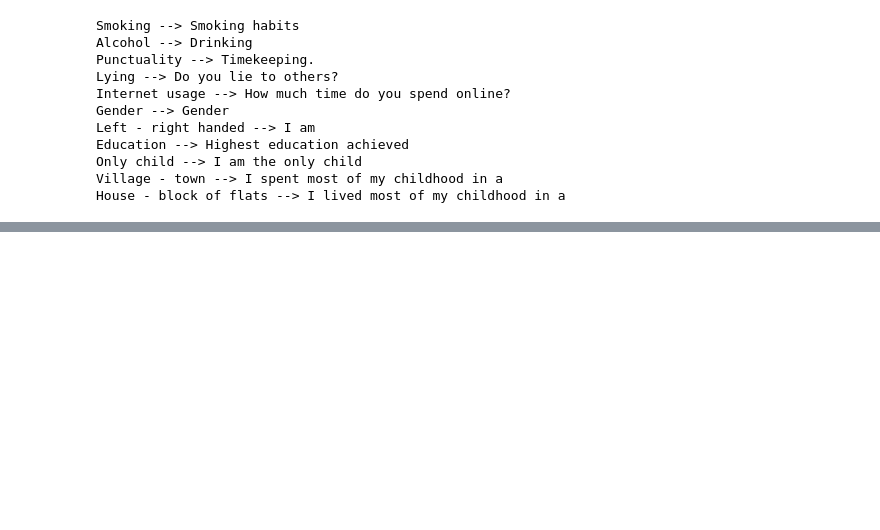
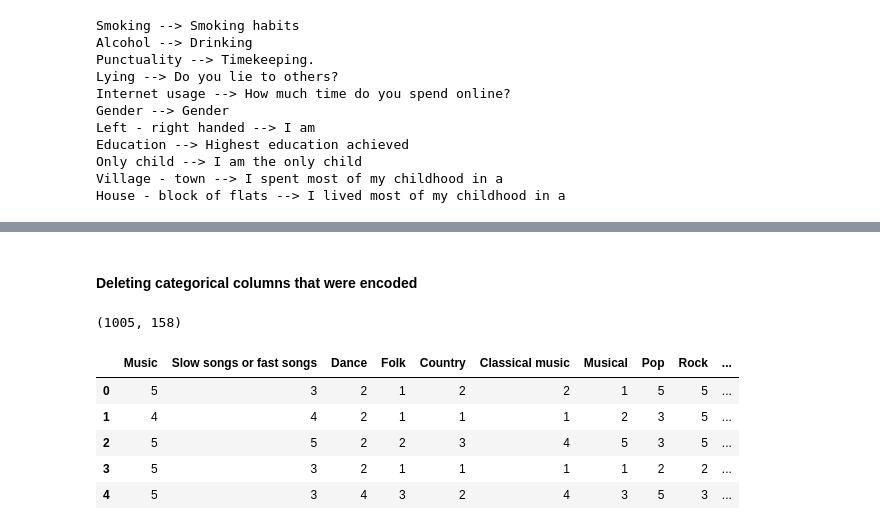
Before and after one commit to mirkomantovani/Machine-Learning-empathy-prediction, a Jupyter notebook: workflow.ipynb, the cells around one changed output, grey strips where cells are left out. Cells and saved outputs as stored; diff of their text form; code cells hidden in the pictures; blank space fills up the shorter version.

```diff
--- a/workflow.ipynb
+++ b/workflow.ipynb
@@ -169,0 +344,24 @@ The remaining categorical attributes are the ones that I think are the most impo
+# %%
+df['Education'] = df.Education.apply(OHE_Education_Ordinal)
+# %% [markdown]
+#### Deleting categorical columns that were encoded
+# %%
+encoded_columns = ['Smoking','Lying','Alcohol','Gender','LeftRightHanded','OnlyChild','VillageTown','HouseFlats','Punctuality']
+# %%
+df = df.drop(encoded_columns, axis=1)
+# %%
+df.shape
+# %% [output]
+(1005, 158)
+# %%
+pd.options.display.max_columns = 158
+pd.options.display.max_rows = 158
+# %%
+df.head()
+# %% [output]
+|  | Music | Slow songs or fast songs | Dance | Folk | Country | Classical music | Musical | Pop | Rock | ... |
+| 0 | 5 | 3 | 2 | 1 | 2 | 2 | 1 | 5 | 5 | ... |
+| 1 | 4 | 4 | 2 | 1 | 1 | 1 | 2 | 3 | 5 | ... |
+| 2 | 5 | 5 | 2 | 2 | 3 | 4 | 5 | 3 | 5 | ... |
+| 3 | 5 | 3 | 2 | 1 | 1 | 1 | 1 | 2 | 2 | ... |
+| 4 | 5 | 3 | 4 | 3 | 2 | 4 | 3 | 5 | 3 | ... |
```
Also changed, not shown: parts of 33 cells of this notebook.
